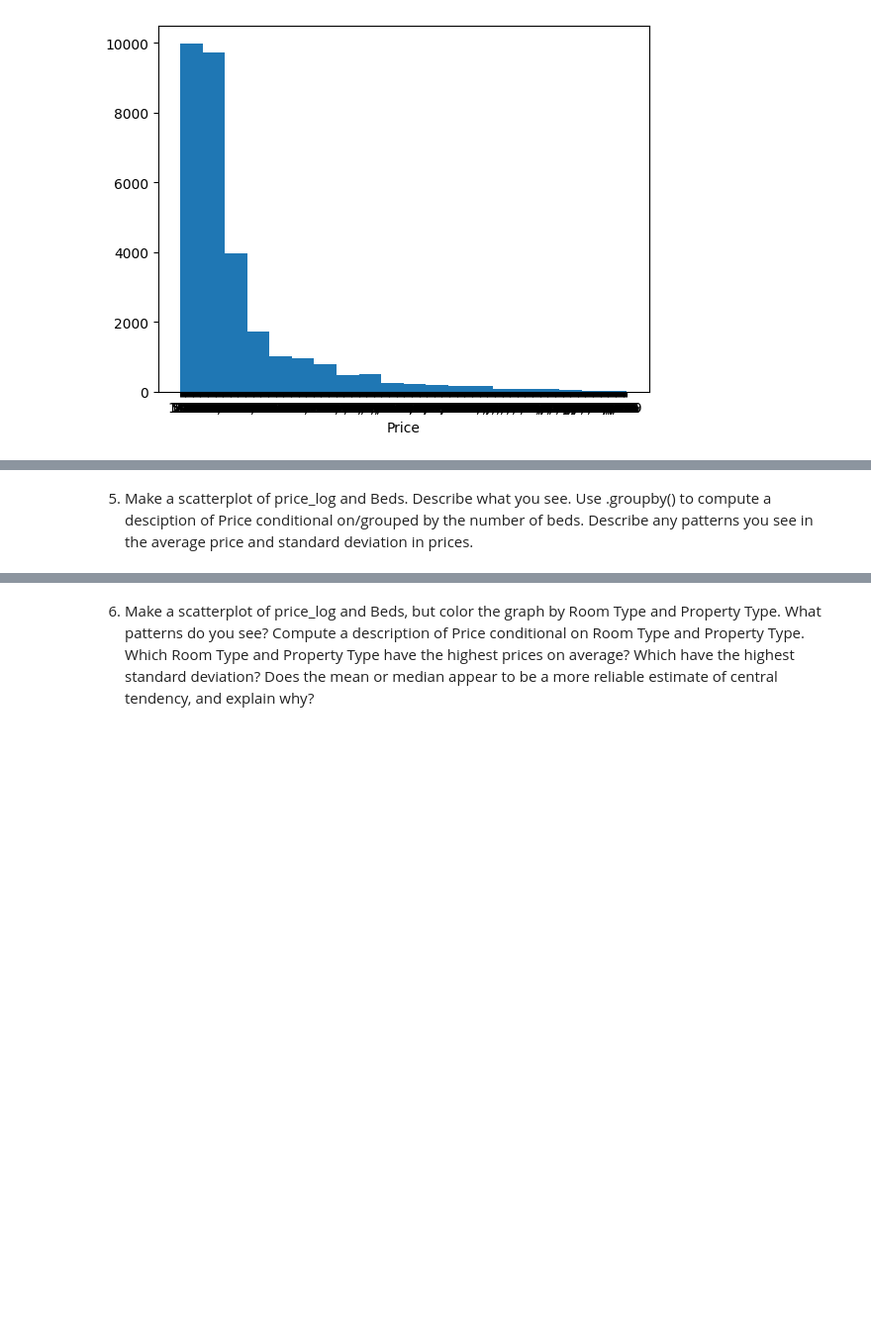
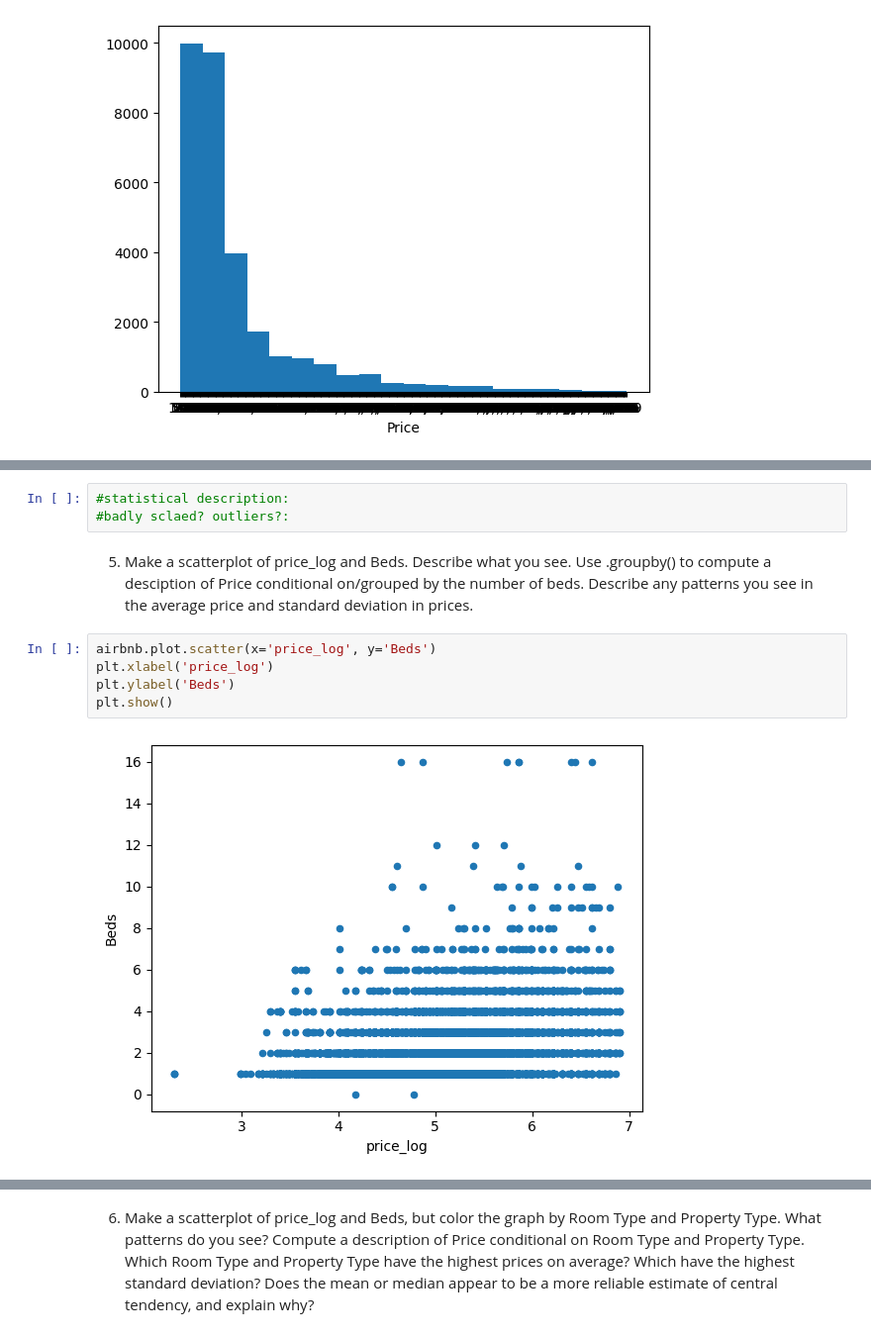
Before and after one commit to simoneminorr/eda_assignment, a Jupyter notebook: assignment.ipynb, the cells around one changed output, grey strips where cells are left out. Shown at 99% size. Cells and saved outputs as stored; diff of their text form; blank space fills up the shorter version.

```diff
--- a/assignment.ipynb
+++ b/assignment.ipynb
@@ -141,2 +228,12 @@ NameError: name 'x' is not defined
+# %%
+#statistical description:
+#badly sclaed? outliers?:
 # %% [markdown]
 5. Make a scatterplot of price_log and Beds. Describe what you see. Use .groupby() to compute a desciption of Price conditional on/grouped by the number of beds. Describe any patterns you see in the average price and standard deviation in prices.
+# %%
+airbnb.plot.scatter(x='price_log', y='Beds')
+plt.xlabel('price_log')
+plt.ylabel('Beds')
+plt.show()
+# %% [output]
+[figure, added]
```
Also changed, not shown: parts of 13 cells of this notebook.
